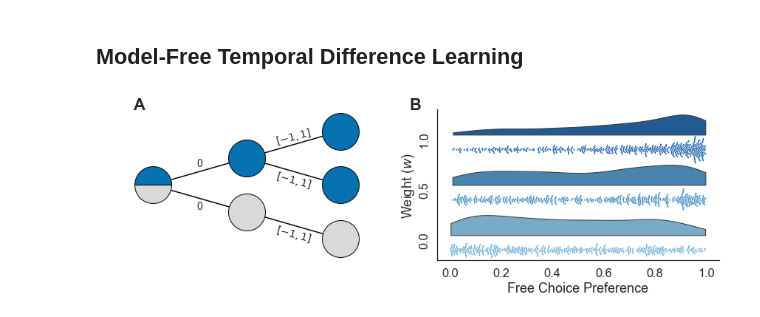
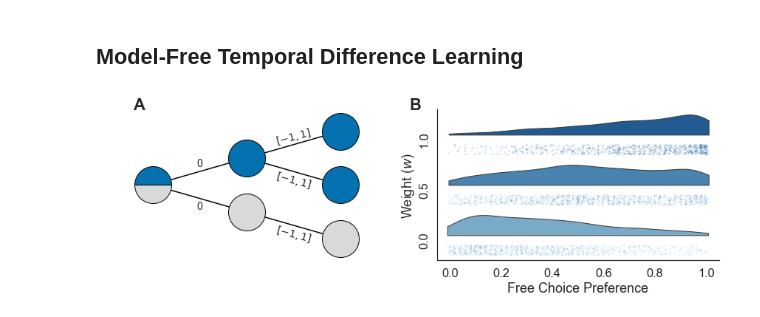
Before and after one commit to ndawlab/seqanx, a Jupyter notebook: notebooks/05_FreeChoice.ipynb, the cells around one changed output. Drawn from its saved outputs; the diff is of its cells as text; code cells hidden in the pictures.

Commit message:
fix figure 5

```diff
--- a/notebooks/05_FreeChoice.ipynb
+++ b/notebooks/05_FreeChoice.ipynb
@@ -19,20 +19,21 @@ from pandas import DataFrame, read_csv
 from sisyphus.mdp import ModelFree
 from sisyphus.mdp._misc import softmax
 from tqdm import tqdm
-np.random.seed(47404)
 
 #~~~~~~~~~~~~~~~~~~~~~~~~~~~~~~~~~~~~~~~~~~#
 ### Define parameters.
 #~~~~~~~~~~~~~~~~~~~~~~~~~~~~~~~~~~~~~~~~~~#
 
 ## Simulation parameters.
-n_agents = 500
+n_agents = 1000
 weights = [1.0, 0.5, 0.0]
 rewards = [-1,1]
 overwrite = False
 
 ## Define exploration schedule.
-schedule = np.logspace(0,1,100)
+n_trial = 100
+max_temp = 15
+schedule = np.logspace(0, np.log10(max_temp), n_trial)
 
 #~~~~~~~~~~~~~~~~~~~~~~~~~~~~~~~~~~~~~~~~~~#
 ### Main loop.
@@ -48,18 +49,22 @@ if not os.path.isfile(f) or overwrite:
     for w in weights:
 
         ## Initialize agent.
-        agent = ModelFree('pessimism', eta=0.1, gamma=1, w=w)
+        np.random.seed(0)
+        agent = ModelFree('pessimism', eta=0.4, gamma=1, w=w)
 
         for _ in tqdm(range(n_agents)):
 
             ## Solve for Q-values.
-            agent = agent.fit(gym, schedule=schedule, overwrite=True)
+            agent, actions = agent.fit(gym, schedule=schedule, overwrite=True, return_actions=True)
 
             ## Compute choice likelihood.
             theta = softmax(agent.Q[:2] * schedule[-1])
 
+            ## Compute fraction of free choice.
+            frac = np.mean([a[0] == 0 for a in actions[n_trial//2:]])
+
             ## Store results.
-            data.append( dict(w=w, theta=theta[0], pi=agent.pi[1]) )
+            data.append( dict(w=w, theta=theta[0], pi=agent.pi[1], frac=frac) )
 
     ## Convert to DataFrame.
     data = DataFrame(data)
@@ -70,34 +75,38 @@ if not os.path.isfile(f) or overwrite:
 
 else:
 
     ## Load data (if already saved).
     data = read_csv(f)
 
 #~~~~~~~~~~~~~~~~~~~~~~~~~~~~~~~~~~~~~~~~~~#
 ### Plotting.
 #~~~~~~~~~~~~~~~~~~~~~~~~~~~~~~~~~~~~~~~~~~#
 
 ## Initialize figure.
 fig, axes = plt.subplots(1,2,figsize=(12,4))
 palette = sns.color_palette('Blues_r', n_colors=5)
 
 ## Plot environment.
 gym.plot_free_choice(axes[0], free_color='#0571B0', fixed_color='0.85', edge_labels=True)
 axes[0].annotate('A', (0,0), (0.1,1), 'axes fraction', fontsize=22, fontweight='bold')
 
+## Add jitter for visual clarity.
+np.random.seed(47404)
+data['frac'] += np.random.normal(0, 5e-3, data['frac'].size)
+
 ## Plot simulations.
-pt.half_violinplot('theta', 'w', data=data, order=weights, palette=palette, orient='h',
+pt.half_violinplot('frac', 'w', data=data, order=weights, palette=palette, orient='h',
                    scale='width', linewidth=1, cut=0, width=0.8, offset=0.3, inner=None, ax=axes[1])
-sns.swarmplot('theta', 'w', data=data, order=weights, palette=palette, orient='h',
-              size=2, ax=axes[1])
+sns.stripplot('frac', 'w', data=data, order=weights, palette=palette, orient='h',
+              size=2, alpha=0.2, ax=axes[1])
 axes[1].set(xlim=(-0.05,1.05), ylim=(2.2,-0.8), yticks=[-0.2, 0.8, 1.8],
             xlabel='Free Choice Preference', ylabel=r'Weight ($w$)')
 axes[1].set_yticklabels(weights, rotation=90, va='center')
 axes[1].annotate('B', (0,0), (-0.1,1), 'axes fraction', fontsize=22, fontweight='bold')
 
 # Finalize the figure
 sns.despine(ax=axes[1])
 plt.tight_layout()
 plt.savefig(os.path.join(img_dir, '05_choice.png'), dpi=600)
 # %% [output]
-[figure, old version]
+[figure, new version]
```
Also changed, not shown: 2 other files.
